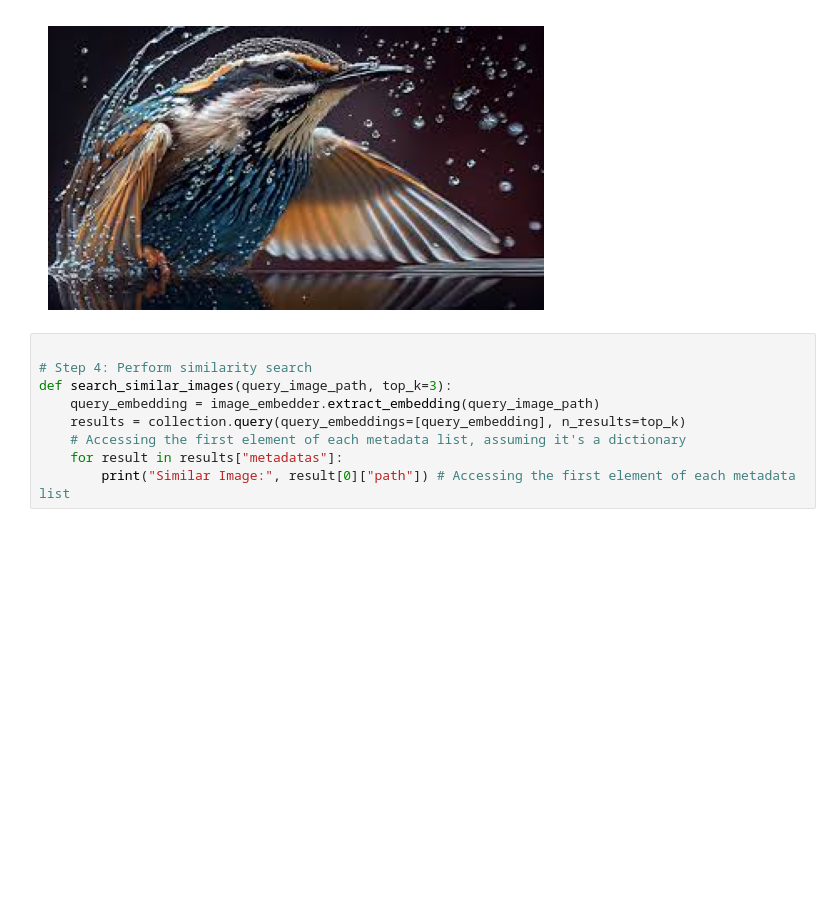
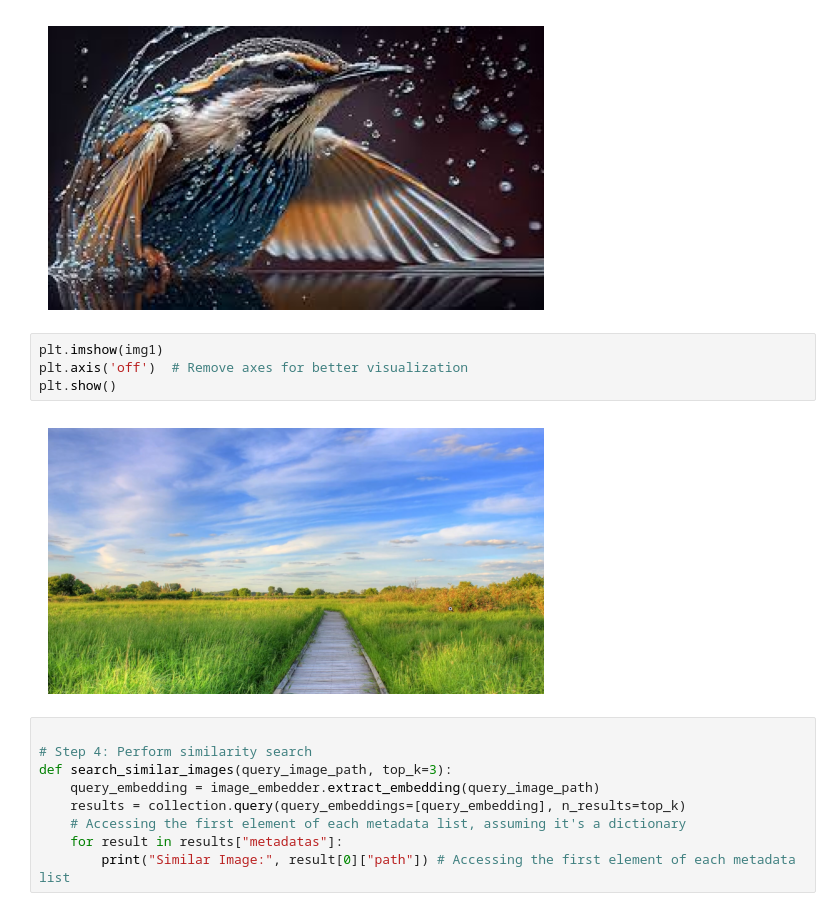
Before and after one commit to enuguru/GenAI, a Jupyter notebook: vector-databases/image_search_embedding_vector_databases.ipynb, the cells around one changed output. Drawn from its saved outputs; the diff is of its cells as text; blank space fills up the shorter version.

```diff
--- a/vector-databases/image_search_embedding_vector_databases.ipynb
+++ b/vector-databases/image_search_embedding_vector_databases.ipynb
@@ -107,6 +109,12 @@ plt.axis('off')  # Remove axes for better visualization
 plt.show()
 # %% [output]
 [figure]
+# %%
+plt.imshow(img1)
+plt.axis('off')  # Remove axes for better visualization
+plt.show()
+# %% [output]
+[figure, added]
 # %%
 
 # Step 4: Perform similarity search
```
Also changed, not shown: parts of 2 cells of this notebook.
